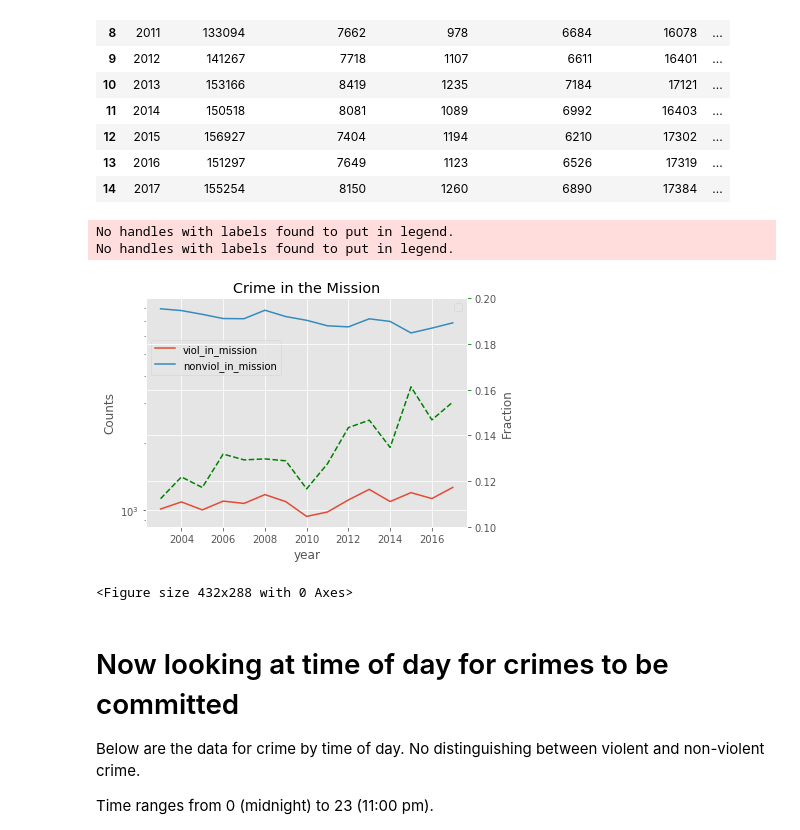
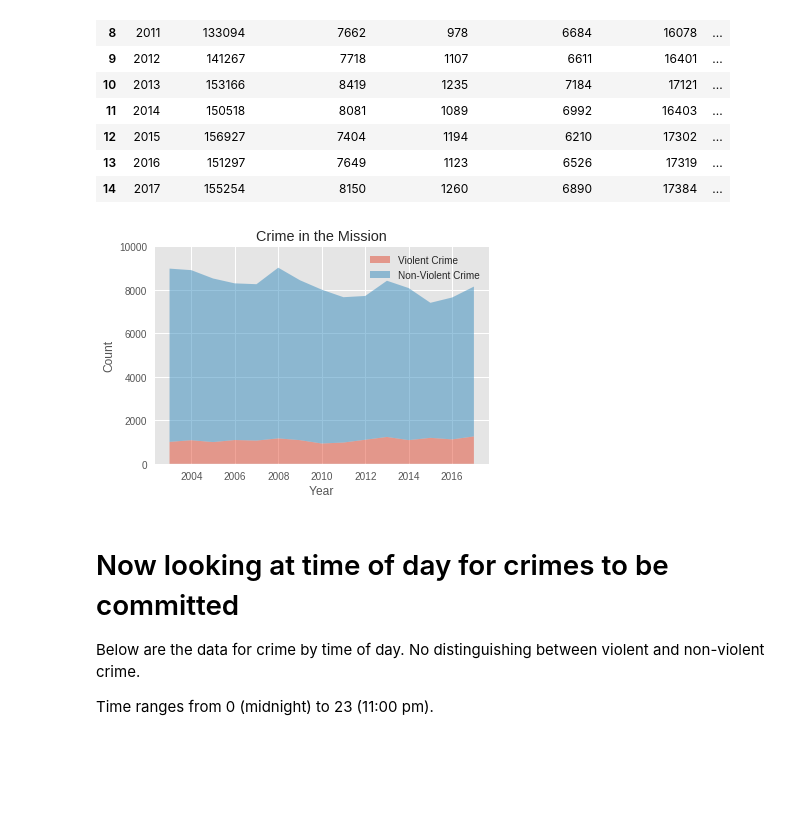
Before and after one commit to mkpetterson/sfcrime, a Jupyter notebook: crime_analysis.ipynb, the cells around one changed output. Saved outputs shown, nothing was run; the diff lists cells and outputs as text; code cells hidden in the pictures; blank space fills up the shorter version.

```diff
--- a/crime_analysis.ipynb
+++ b/crime_analysis.ipynb
@@ -215,15 +235,20 @@ mission_crime['fraction_viol_mision']
 | 14 | 2017 | 155254 | 8150 | 1260 | 6890 | 17384 | ... |
 # %%
 # Digging in a little more to look at absolute numbers
-helper.plotter_onegraph(mission_crime, 'year', ['viol_in_mission', 'nonviol_in_mission'], 'fraction_viol_mision')
+#helper.plotter_onegraph(mission_crime, 'year', ['viol_in_mission', 'nonviol_in_mission'], 'fraction_viol_mision')
+
+#mission_crime['Total Violent Crime', 'Total Non-Violent Crime'].plot.area(alpha = 0.5)
+plt.stackplot(mission_crime['year'], mission_crime['viol_in_mission'],
+              mission_crime['nonviol_in_mission'],
+              labels=['Violent Crime', 'Non-Violent Crime'], alpha=0.5)
+plt.legend()
+plt.ylabel('Count')
+plt.xlabel('Year')
 plt.title("Crime in the Mission")
-plt.show()
+plt.ylim(0,10000)
 plt.savefig('missioncrime.png', dpi=350)
 # %% [output]
-No handles with labels found to put in legend.
-No handles with labels found to put in legend.
-[figure, old version]
+[figure, new version]
-<Figure size 432x288 with 0 Axes>
 # %% [markdown]
 # Now looking at time of day for crimes to be committed
 
```
Also changed, not shown: parts of 5 cells of this notebook, 20 other files.
